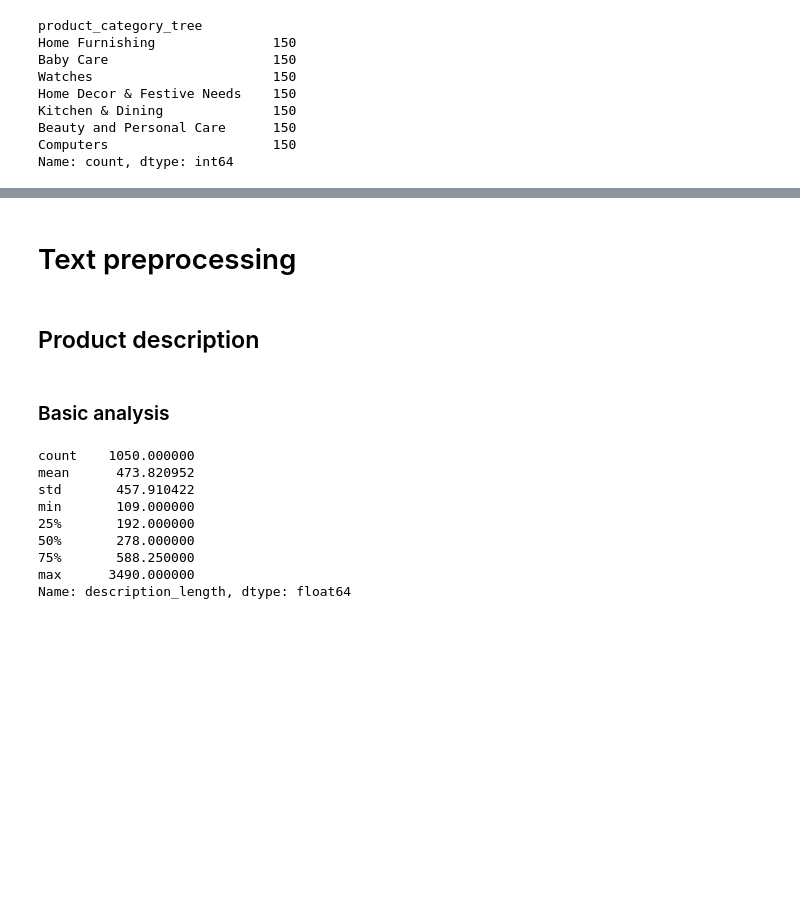
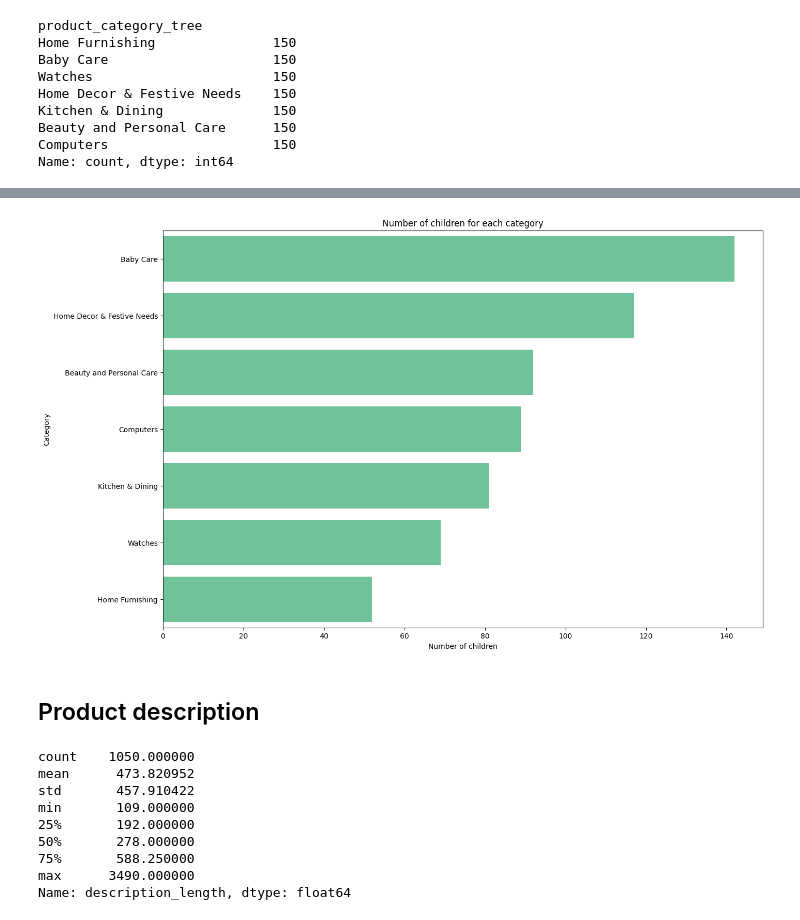
Before and after one commit to Laeti-dev/P6-txt-img_classification, a Jupyter notebook: notebooks/EDA.ipynb, the cells around one changed output, grey strips where cells are left out. Saved outputs shown, nothing was run; the diff lists cells and outputs as text; code cells hidden in the pictures; blank space fills up the shorter version.

```diff
--- a/notebooks/EDA.ipynb
+++ b/notebooks/EDA.ipynb
@@ -117,9 +217,16 @@ KeyError: 'product_category_tree'
 # %%
 # drop tree column
 df = df.drop(columns='product_category_tree')
-# %% [markdown]
-# Text preprocessing
+# %%
+# Plot the number of children for each category
+df_grouped = df.groupby('main_category')['children'].nunique().sort_values(ascending=False)
+plt.figure(figsize=(15, 10))
+sns.barplot(x=df_grouped.values, y=df_grouped.index, color=COLOR)
+plt.title('Number of children for each category')
+plt.xlabel('Number of children')
+plt.ylabel('Category')
+plt.show()
+# %% [output]
+[figure, added]
 # %% [markdown]
 ## Product description
-# %% [markdown]
-### Basic analysis
```
Also changed, not shown: parts of 32 cells of this notebook, 2 other files.
